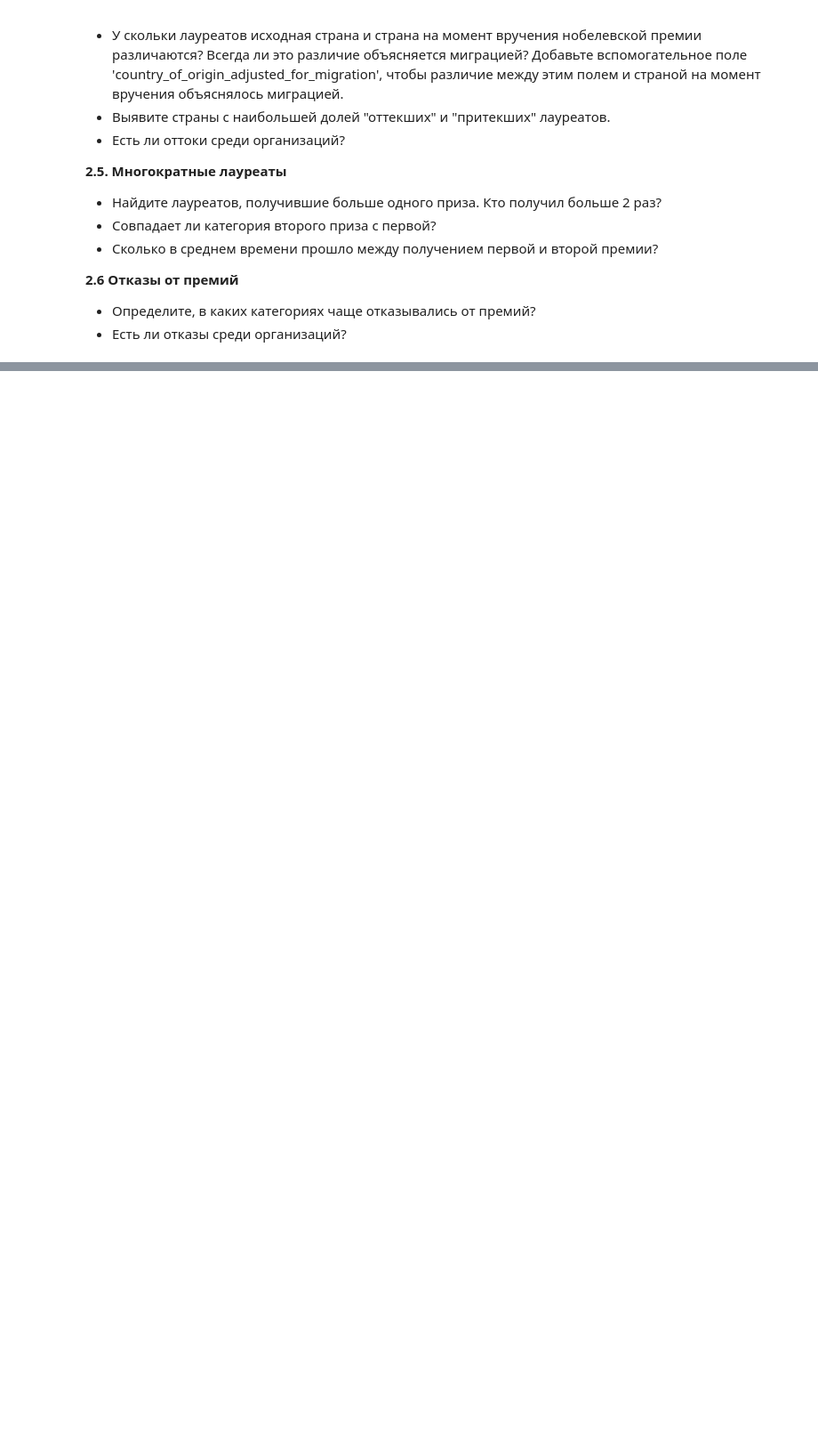
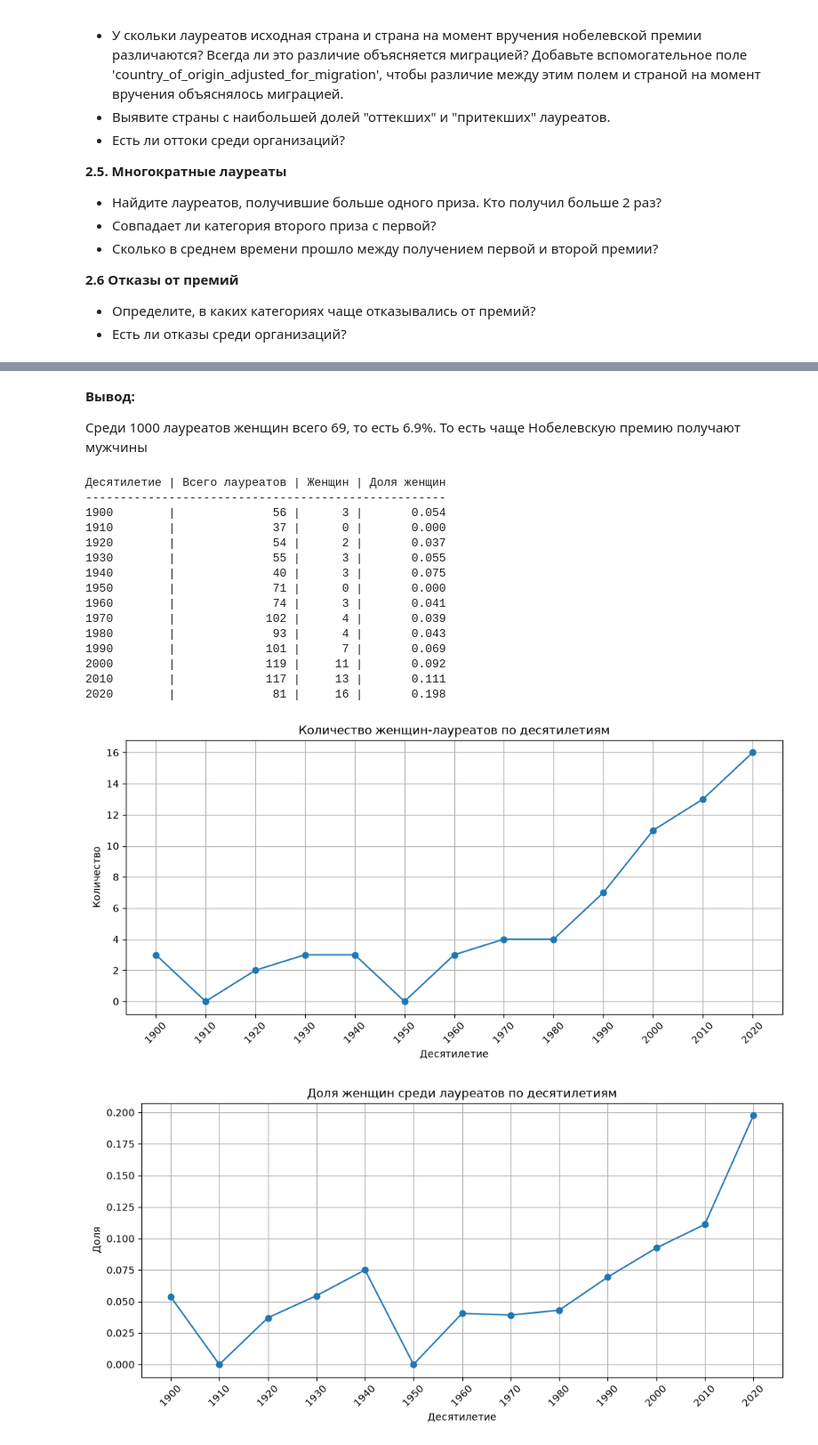
Before and after one commit to ploskiy-2/omd, a Jupyter notebook: final-project/laureates_countries_task.ipynb, the cells around one changed output, grey strips where cells are left out. Shown at 89% size. Drawn from its saved outputs; the diff is of its cells as text; code cells hidden in the pictures; blank space fills up the shorter version.

```diff
--- a/final-project/laureates_countries_task.ipynb
+++ b/final-project/laureates_countries_task.ipynb
@@ -435,0 +600,12 @@ print('Пары:', id_gaps)
+# %%
+def is_female(row):
+    """Проверяет, что лауреат - женщина"""
+    return row['gender'] == 'female'
+
+
+women = filter_records(analysis_persons, is_female)
+women_count = count_values(women, 'id')
+persons_count = count_values(analysis_persons, 'id')
+
+print('Женщин-лауреатов:', women_count, 'из', persons_count)
+print('Доля женщин:', round(women_count / persons_count, 3))
@@ -435,0 +615,48 @@ print('Пары:', id_gaps)
+# %% [markdown]
+**Вывод:**
+
+Среди 1000 лауреатов женщин всего 69, то есть 6.9%. То есть чаще Нобелевскую премию получают мужчины
+# %%
+women_groups_by_decade = group_by_attributes(women, ['decade'])
+women_by_decade = apply_aggregation(women_groups_by_decade, count_values, 'id')
+persons_by_decade = apply_aggregation(groups_by_decade, count_values, 'id')
+
+# в некоторых десятилетиях женщин нет, для них ставим 0
+women_count_by_decade = {}
+women_share_by_decade = {}
+for key in persons_by_decade:
+    women_count_by_decade[key] = women_by_decade.get(key, 0)
+    women_share_by_decade[key] = (
+        women_count_by_decade[key] / persons_by_decade[key]
+    )
+
+print('Десятилетие | Всего лауреатов | Женщин | Доля женщин')
+print('-' * 52)
+for key in sorted(persons_by_decade):
+    total = persons_by_decade[key]
+    women_count = women_count_by_decade[key]
+    share = women_share_by_decade[key]
+    print(f'{key[0]:<12}| {total:>15} | {women_count:>6} | {share:>11.3f}')
+
+plot_line(women_count_by_decade,
+          'Количество женщин-лауреатов по десятилетиям', 'Количество')
+plot_line(women_share_by_decade,
+          'Доля женщин среди лауреатов по десятилетиям', 'Доля')
+# %% [output]
+Десятилетие | Всего лауреатов | Женщин | Доля женщин
+----------------------------------------------------
+1900        |              56 |      3 |       0.054
+1910        |              37 |      0 |       0.000
+1920        |              54 |      2 |       0.037
+1930        |              55 |      3 |       0.055
+1940        |              40 |      3 |       0.075
+1950        |              71 |      0 |       0.000
+1960        |              74 |      3 |       0.041
+1970        |             102 |      4 |       0.039
+1980        |              93 |      4 |       0.043
+1990        |             101 |      7 |       0.069
+2000        |             119 |     11 |       0.092
+2010        |             117 |     13 |       0.111
+2020        |              81 |     16 |       0.198
+[figure, added]
+[figure, added]
```
Also changed, not shown: parts of 21 cells of this notebook, 1 other file.
